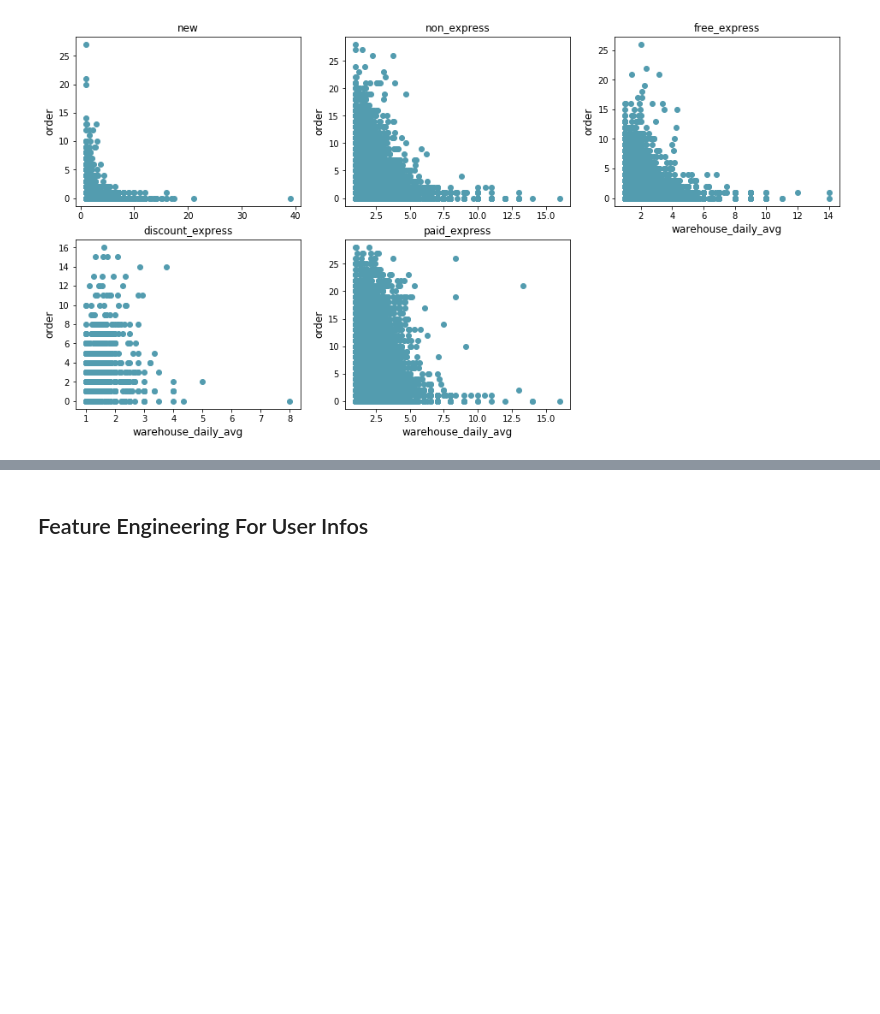
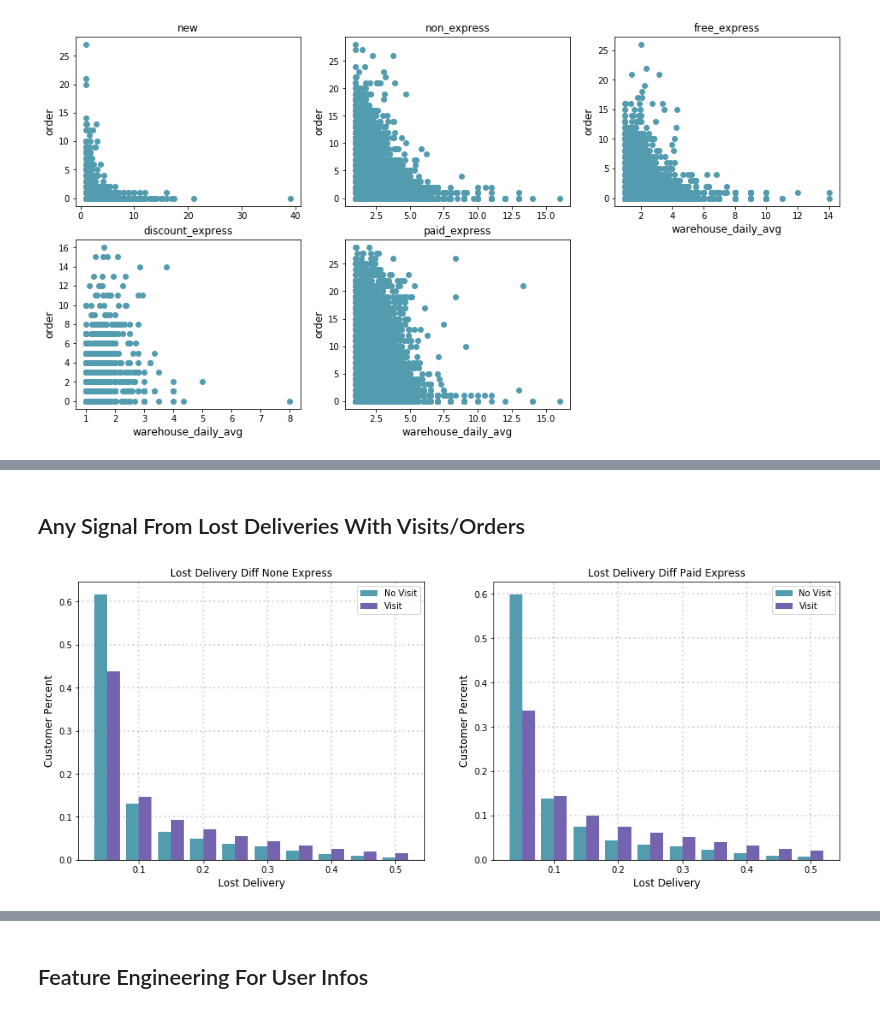
Before and after one commit to JustinNew/archive, a Jupyter notebook: projects/LostDemandImpact/Lost_Deliveries_Impact_V1.0.ipynb, the cells around one changed output, grey strips where cells are left out. Cells and saved outputs as stored; diff of their text form; code cells hidden in the pictures; blank space fills up the shorter version.

Commit message:
lost impact

```diff
--- a/projects/LostDemandImpact/Lost_Deliveries_Impact_V1.0.ipynb
+++ b/projects/LostDemandImpact/Lost_Deliveries_Impact_V1.0.ipynb
@@ -840 +745,71 @@ plt.show()
+# %% [markdown]
+## Any Signal From Lost Deliveries With Visits/Orders
+# %%
+df_explore = user_df.merge(label_df, on=['user_id'], how='left')
+# %%
+ind_width = 0.02
+
+x = [0.05, 0.1, 0.15, 0.2, 0.25, 0.3, 0.35, 0.4, 0.45, 0.5]
+x1 = [a - 0.01 for a in x]
+x2 = [a + 0.01 for a in x]
+
+t_type1 = 2
+y1, division1 = np.histogram(df_explore[(df_explore['label_visit'] == 0)\
+           & (df_explore['user_type'] == t_type1)\
+           & (df_explore['lost_estimate'] <= 0.5)]['lost_estimate'])
+t_num_visit1 = len(df_explore[(df_explore['label_visit'] == 0)\
+           & (df_explore['user_type'] == t_type1)])
+y1 = [i / float(t_num_visit1) for i in y1]
+
+y2, division1 = np.histogram(df_explore[(df_explore['label_visit'] != 0)\
+           & (df_explore['user_type'] == t_type1)\
+           & (df_explore['lost_estimate'] <= 0.5)]['lost_estimate'])
+t_num_visit2 = len(df_explore[(df_explore['label_visit'] != 0)\
+           & (df_explore['user_type'] == t_type1)])
+y2 = [i / float(t_num_visit2) for i in y2]
+
+fig = plt.figure(figsize=(16, 6))
+ax1 = fig.add_subplot(121)
+ax1.bar(x1, y1, align='center', color='#539caf',label='No Visit', width=ind_width)
+ax1.bar(x2, y2, align='center', color='#7663b0', label='Visit', width=ind_width)
+#ax1.plot(x1, y1, color='#539caf')
+#ax1.plot(x1, y2, color='#7663b0')
+ax1.set_xlabel('Lost Delivery',fontsize=12)
+ax1.set_ylabel('Customer Percent',fontsize=12)
+ax1.set_title('Lost Delivery Diff None Express')
+ax1.legend(loc = 'upper right',fontsize=10)
+ax1.set_xticklabels(('', '0.1', '0.2', '0.3', '0.4', '0.5'))
+ax1.grid(True, color='grey', linestyle=':', linewidth=2, alpha=0.3)
+
+t_type2 = 5
+y3, division1 = np.histogram(df_explore[(df_explore['label_visit'] == 0)\
+           & (df_explore['user_type'] == t_type2)\
+           & (df_explore['lost_estimate'] <= 0.5)]['lost_estimate'])
+t_num_visit3 = len(df_explore[(df_explore['label_visit'] == 0)\
+           & (df_explore['user_type'] == t_type2)])
+y3 = [i / float(t_num_visit3) for i in y3]
+
+y4, division1 = np.histogram(df_explore[(df_explore['label_visit'] != 0)\
+           & (df_explore['user_type'] == t_type2)\
+           & (df_explore['lost_estimate'] <= 0.5)]['lost_estimate'])
+t_num_visit4 = len(df_explore[(df_explore['label_visit'] != 0)\
+           & (df_explore['user_type'] == t_type2)])
+y4 = [i / float(t_num_visit4) for i in y4]
+
+ax2 = fig.add_subplot(122)
+ax2.bar(x1, y3, align='center', color='#539caf',label='No Visit', width=ind_width)
+ax2.bar(x2, y4, align='center', color='#7663b0', label='Visit', width=ind_width)
+#ax2.plot(x1, y3, color='#539caf')
+#ax2.plot(x1, y4, color='#7663b0')
+ax2.set_xlabel('Lost Delivery',fontsize=12)
+ax2.set_ylabel('Customer Percent',fontsize=12)
+ax2.set_title('Lost Delivery Diff Paid Express')
+ax2.legend(loc = 'upper right',fontsize=10)
+ax2.set_xticklabels(('', '0.1', '0.2', '0.3', '0.4', '0.5'))
+ax2.grid(True, color='grey', linestyle=':', linewidth=2, alpha=0.3)
+
+plt.savefig('20180903-20180930 Lost Deliveries Diff.png')
+plt.show()
+# %% [output]
+[figure, added]
 # %%
```
Also changed, not shown: parts of 25 cells of this notebook, 1 other file.
